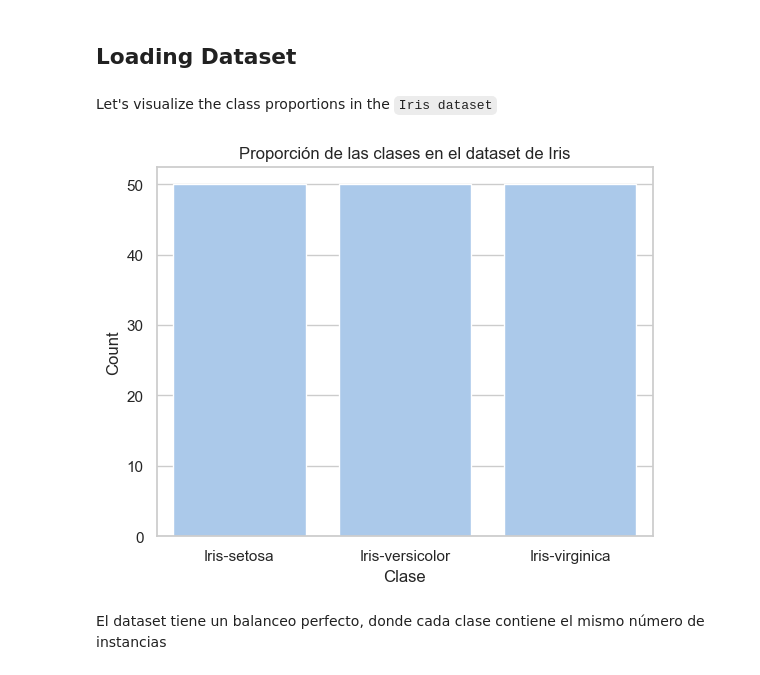
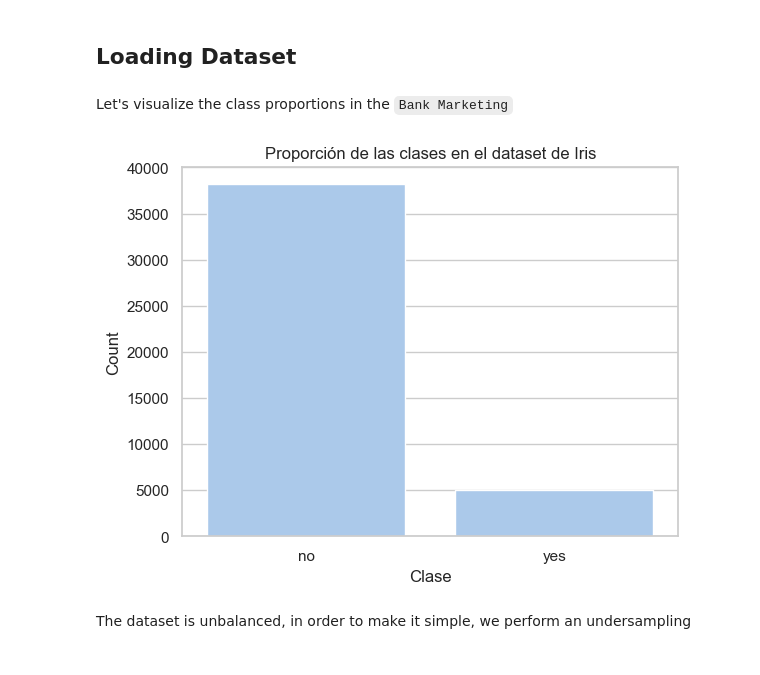
Before and after one commit to TheDandyCodes/Data-Mining, a Jupyter notebook: PECs/PEC1/model_selection.ipynb, the cells around one changed output. Cells and saved outputs as stored; diff of their text form; code cells hidden in the pictures.

```diff
--- a/PECs/PEC1/model_selection.ipynb
+++ b/PECs/PEC1/model_selection.ipynb
@@ -22,13 +22,20 @@ iris_df = pd.concat([X_iris, y_iris], axis=1)
+# %%
+bank_marketing = fetch_ucirepo(id=222)
+X_bank_marketing = bank_marketing.data.features
+y_bank_marketing = bank_marketing.data.targets['y']
+bank_marketing_df = pd.concat([X_bank_marketing, y_bank_marketing], axis=1)
+bank_marketing_df = bank_marketing_df.dropna(subset=['job', 'education'])
+bank_marketing_df = bank_marketing_df.drop(columns=['contact', 'poutcome'])
 # %% [markdown]
-Let's visualize the class proportions in the `Iris dataset`
+Let's visualize the class proportions in the `Bank Marketing`
 # %%
 sns.set(style="whitegrid", palette="pastel")
-sns.countplot(x='class', data=iris_df)
+sns.countplot(x='y', data=bank_marketing_df)
 plt.xlabel("Clase")
 plt.ylabel("Count")
 plt.title("Proporción de las clases en el dataset de Iris")
 plt.show()
 # %% [output]
-[figure, old version]
+[figure, new version]
-# %% [markdown]
-El dataset tiene un balanceo perfecto, donde cada clase contiene el mismo número de instancias
+# %% [markdown]
+The dataset is unbalanced, in order to make it simple, we perform an undersampling
```
Also changed, not shown: parts of 19 cells of this notebook.
